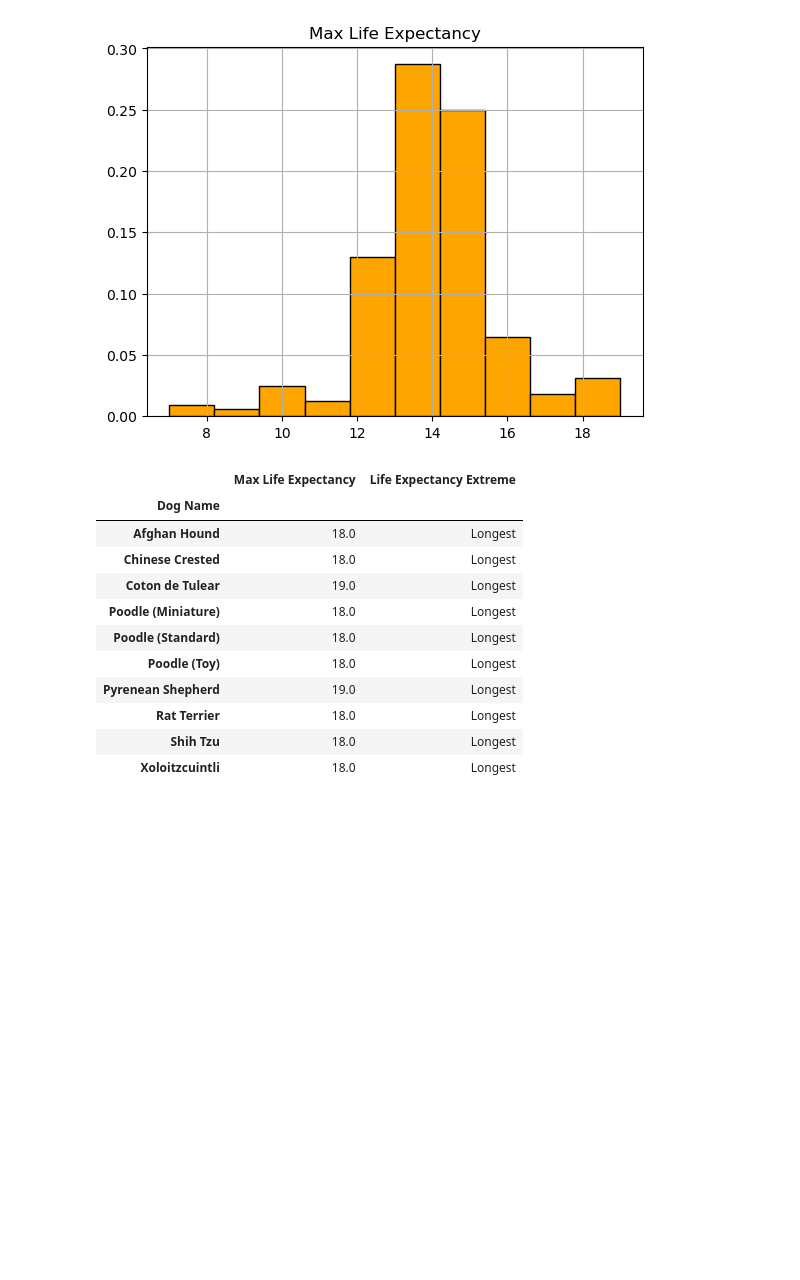
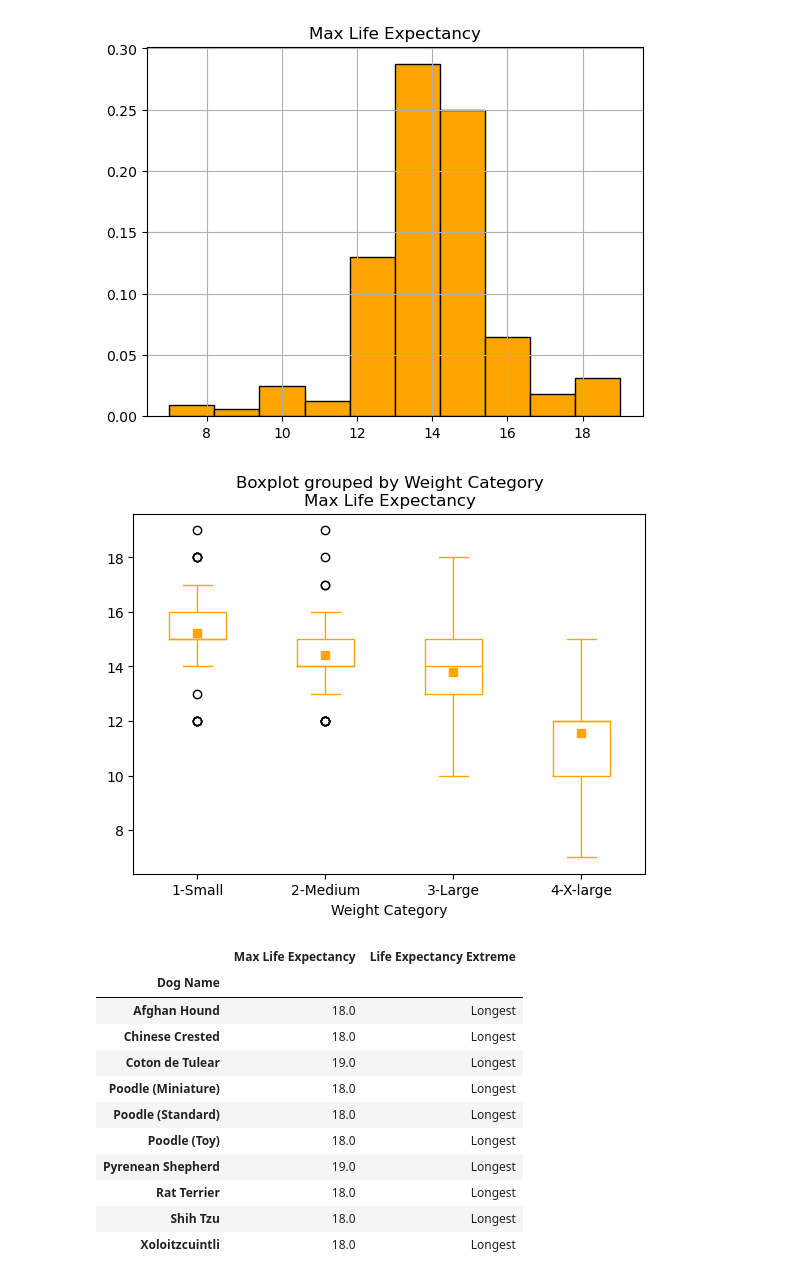
Before and after one commit to Samrosegithub/group_project_1, a Jupyter notebook: akc_api/genni_updated.ipynb, the cells around one changed output. Saved outputs shown, nothing was run; the diff lists cells and outputs as text; code cells hidden in the pictures; blank space fills up the shorter version.

Commit message:
updated with boxplot back in

```diff
--- a/akc_api/genni_updated.ipynb
+++ b/akc_api/genni_updated.ipynb
@@ -469,6 +470,22 @@ plt.savefig("../Images/maxlifehisogram.png", bbox_inches="tight")
 plt.show()
 # %% [output]
 [figure]
+# %%
+# plot of all dogs and their life expectancy
+
+#skewed in small dogs as there are more small and medium
+
+box = dog_df.boxplot(by ='Weight Category', column =['Max Life Expectancy'], color="orange", grid = False, showmeans=True,
+                     meanprops={"marker":"s","markerfacecolor":"orange", "markeredgecolor":"orange"})
+
+
+# Save the figure
+
+plt.savefig("../Images/Boxplot-WeightCat-LifeExpectancy.png")
+
+plt.show()
+# %% [output]
+[figure, added]
 # %%
 #https://pandas.pydata.org/docs/reference/api/pandas.DataFrame.rank.html
 
```
Also changed, not shown: parts of 2 cells of this notebook.
